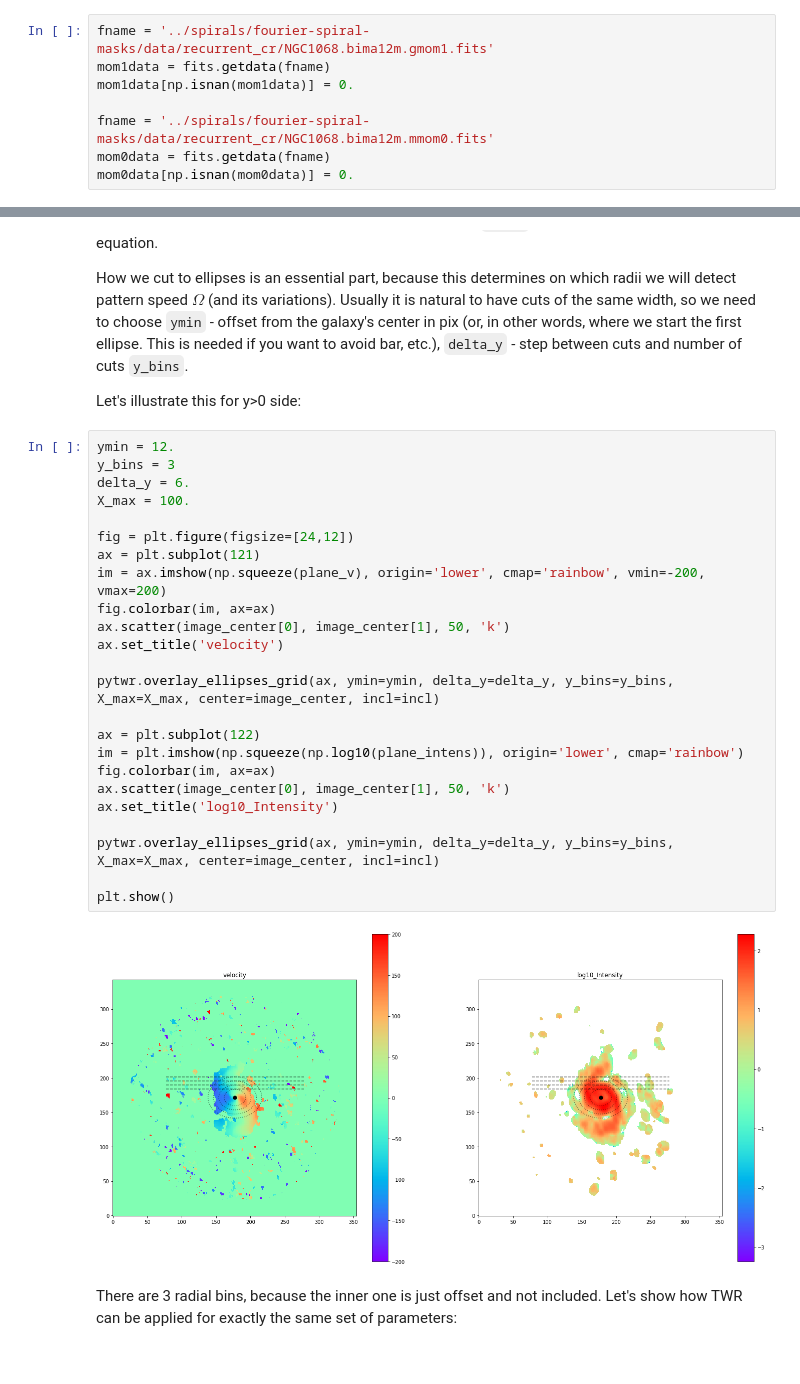
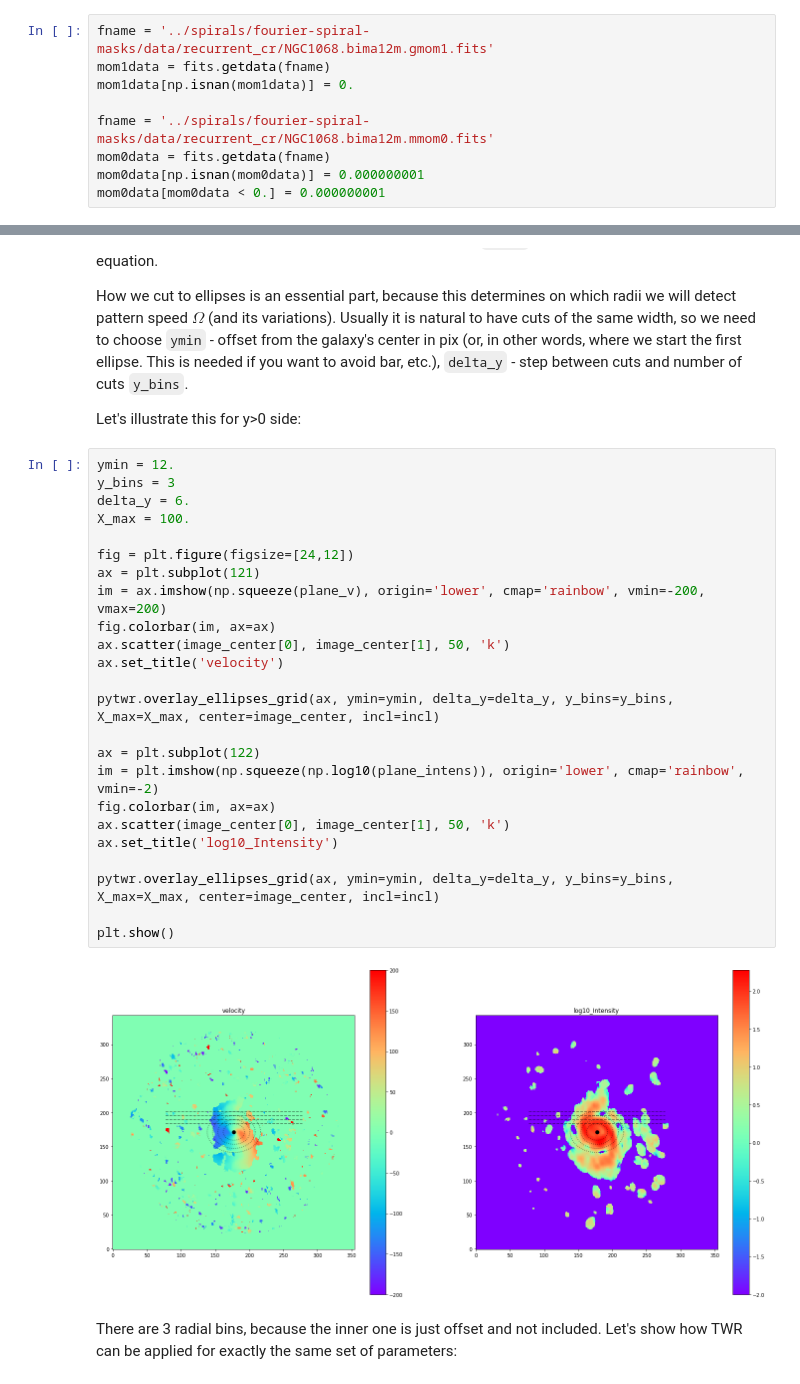
Before and after one commit to Amarchuk/pyTWR, a Jupyter notebook: Example notebook.ipynb, the cells around one changed output, grey strips where cells are left out. Drawn from its saved outputs; the diff is of its cells as text.

```diff
--- a/Example notebook.ipynb
+++ b/Example notebook.ipynb
@@ -41,7 +42,8 @@ mom1data[np.isnan(mom1data)] = 0.
 
 fname = '../spirals/fourier-spiral-masks/data/recurrent_cr/NGC1068.bima12m.mmom0.fits'
 mom0data = fits.getdata(fname)
-mom0data[np.isnan(mom0data)] = 0.
+mom0data[np.isnan(mom0data)] = 0.000000001
+mom0data[mom0data < 0.] = 0.000000001
 # %% [output]
 WARNING: VerifyWarning: Invalid 'BLANK' keyword in header.  The 'BLANK' keyword is only applicable to integer data, and will be ignored in this HDU. [astropy.io.fits.hdu.image]
 # %%
@@ -103,29 +105,29 @@ Let's illustrate this for y>0 side:
 # %%
 ymin = 12.
 y_bins = 3
 delta_y = 6.
 X_max = 100.
 
 fig = plt.figure(figsize=[24,12])
 ax = plt.subplot(121)
 im = ax.imshow(np.squeeze(plane_v), origin='lower', cmap='rainbow', vmin=-200, vmax=200)
 fig.colorbar(im, ax=ax)
 ax.scatter(image_center[0], image_center[1], 50, 'k')
 ax.set_title('velocity')
 
 pytwr.overlay_ellipses_grid(ax, ymin=ymin, delta_y=delta_y, y_bins=y_bins, X_max=X_max, center=image_center, incl=incl)
 
 ax = plt.subplot(122)
-im = plt.imshow(np.squeeze(np.log10(plane_intens)), origin='lower', cmap='rainbow')
+im = plt.imshow(np.squeeze(np.log10(plane_intens)), origin='lower', cmap='rainbow', vmin=-2)
 fig.colorbar(im, ax=ax)
 ax.scatter(image_center[0], image_center[1], 50, 'k')
 ax.set_title('log10_Intensity')
 
 pytwr.overlay_ellipses_grid(ax, ymin=ymin, delta_y=delta_y, y_bins=y_bins, X_max=X_max, center=image_center, incl=incl)
 
 plt.show()
 # %% [output]
-[figure, old version]
+[figure, new version]
 # %% [markdown]
 There are 3 radial bins, because the inner one is just offset and not included. Let's show how TWR can be applied for exactly the same set of parameters:
 # %%
```
Also changed, not shown: parts of 34 cells of this notebook, 1 other file.
